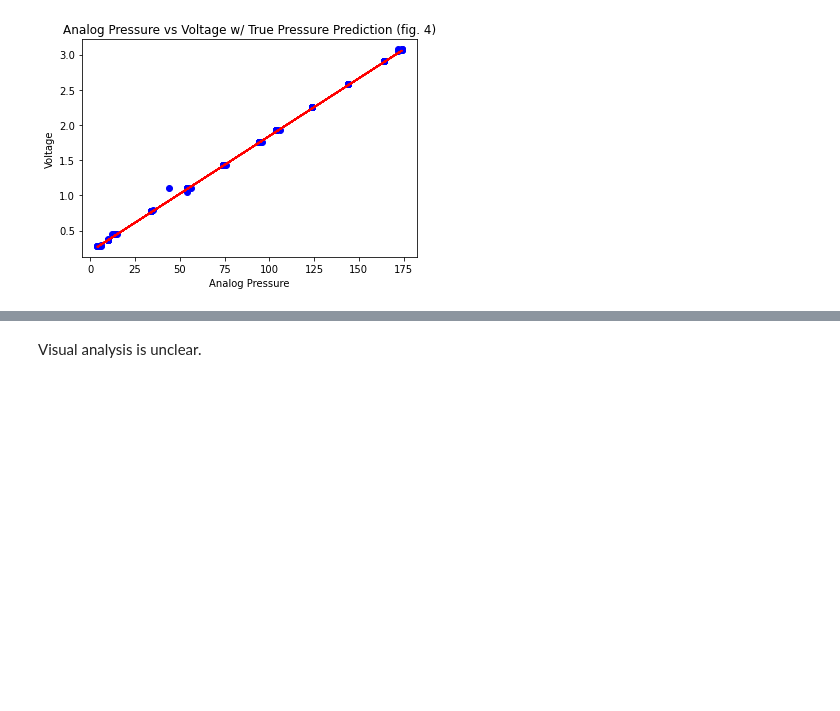
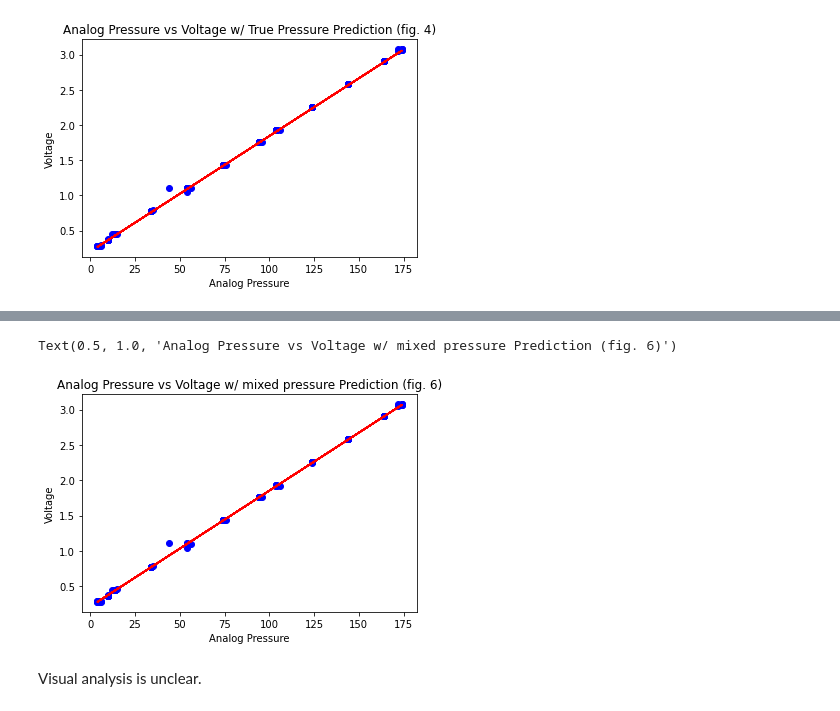
Before and after one commit to TeaOfTheSea/InstrumentCalibrationGit, a Jupyter notebook: InstrumentCalibration-Project.ipynb, the cells around one changed output, grey strips where cells are left out. Cells and saved outputs as stored; diff of their text form; code cells hidden in the pictures; blank space fills up the shorter version.

```diff
--- a/InstrumentCalibration-Project.ipynb
+++ b/InstrumentCalibration-Project.ipynb
@@ -309,3 +313,12 @@ Text(0.5, 1.0, 'Analog Pressure vs Voltage w/ analor pressure Prediction (fig. 5
+# %%
+plt.scatter('analogPressure', 'voltage', data=sensorData, color='blue')
+plt.plot('analogPressure', 'tpvPredictionOffset', data=sensorData, color='red')
+plt.ylabel('Voltage')
+plt.xlabel('Analog Pressure')
+plt.title('Analog Pressure vs Voltage w/ mixed pressure Prediction (fig. 6)')
+# %% [output]
+Text(0.5, 1.0, 'Analog Pressure vs Voltage w/ mixed pressure Prediction (fig. 6)')
+[figure, added]
 # %% [markdown]
 Visual analysis is unclear.
 # %%
```
Also changed, not shown: parts of 5 cells of this notebook.
